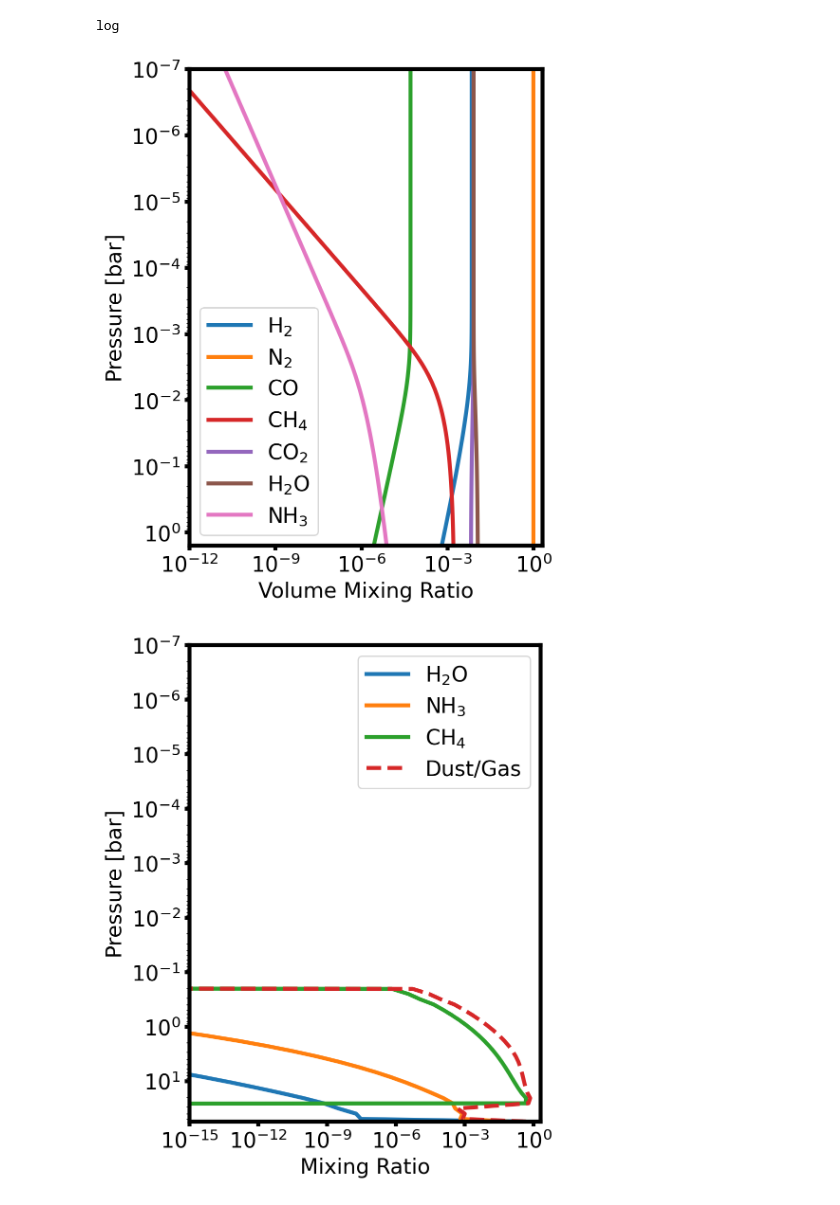
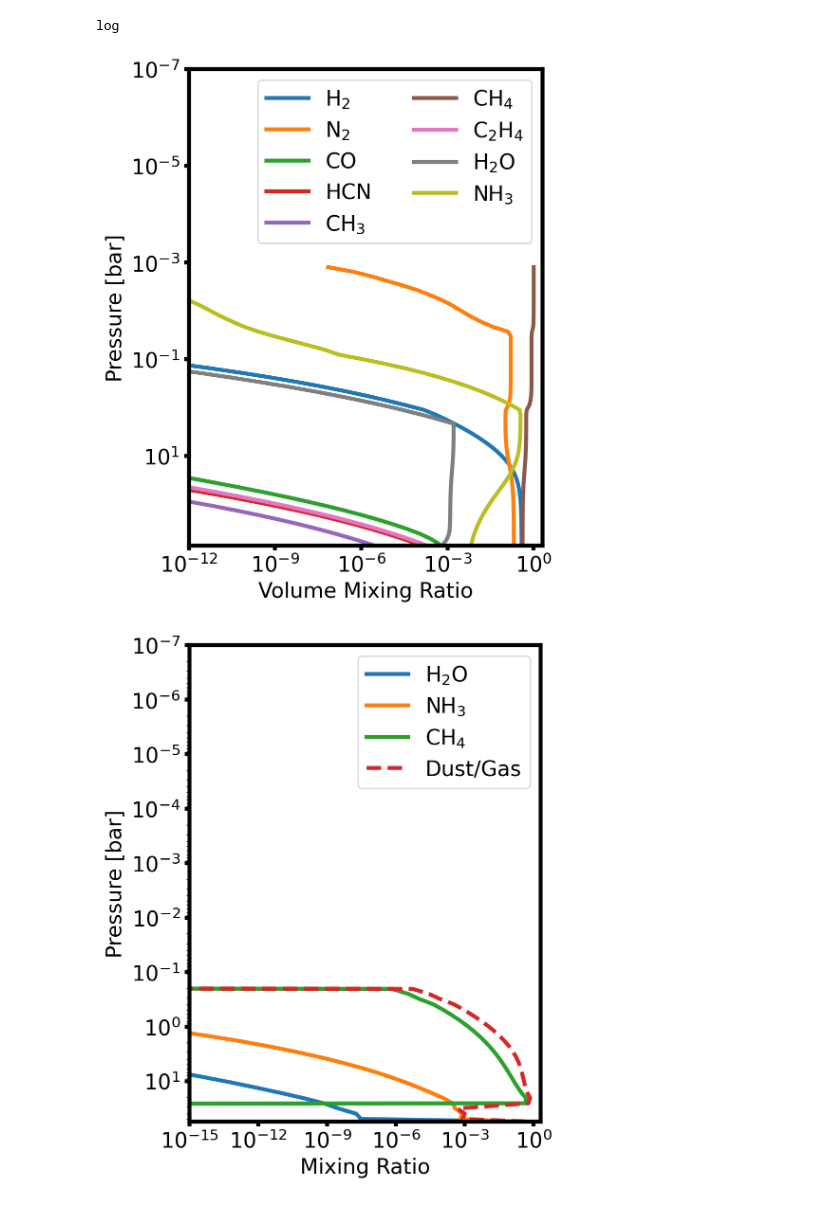
Before and after one commit to DavidDahlbudding/chelio, a Jupyter notebook: analyze/1_IndividualRun.ipynb, the cells around one changed output. Cells and saved outputs as stored; diff of their text form; code cells hidden in the pictures.

```diff
--- a/analyze/1_IndividualRun.ipynb
+++ b/analyze/1_IndividualRun.ipynb
@@ -11,7 +11,7 @@ from analyze_modules import ChelioRun, plot_all_iteration_profiles, plot_profile
 # Load a single simulation run
 # All data loading, parsing, and iteration handling is done by ChelioRun.
 output_folder = "../output/Atmodeller/"
-run_name = "Earth_Tint=50_Tmelt=1000_Hocean=0.1_CtoH=1.0_NtoC=1.0_fO2=-3"
+run_name = "Earth_Tint=150_Tmelt=1000_Hocean=10.0_CtoH=10.0_NtoC=0.1_fO2=-3"
 
 # Load all iterations to see the evolution
 run = ChelioRun(output_folder, run_name, load_mode='all')
@@ -90,6 +89,6 @@ RCB not found in the given data.
 # %%
 # Plot molecular mixing ratios for the final converged step
-i = -1
+i = 3
 
 # Find
 threshold = 1e-6
@@ -105,36 +104,36 @@ target_molecules = np.array(run.mol_names)[mask]
 
 fig, ax = plt.subplots(1, 1, figsize=(5, 6))
 
 # plot_profile can now take a list of molecules to plot
 plot_profile(
     run,
     param_key=target_molecules,
     y_axis='pressure',
     log_x=True,
     ax=ax,
     iteration_index=i,
     mol_type='mol'
 )
 
 print(ax.get_xscale())
 
 ax.set_xlim(1e-12, 2e0)
-ax.set_ylim(run.pressures_bar.max(), run.pressures_bar.min())
+ax.set_ylim(np.nanmax(run.pressures_bar), np.nanmin(run.pressures_bar))
 ax.set_xlabel("Volume Mixing Ratio")
 ax.set_title(run.run_name.replace("_", ", "))
 
 # turn on preferred options
 #set_white(ax)
-increase_size(ax, linewidth=3, fontsize=16, legendcols=1)
+increase_size(ax, linewidth=3, fontsize=16, legendcols=2)
 ax.set_title('', fontsize=16)
 #ax.set_ylabel('')
 plt.tight_layout()
 #plt.savefig(f"images/JulyPoster/FinalChem_{run_name}.svg", format="svg", transparent=True)
 
 plt.show()
 # %% [output]
 log
-[figure, old version]
+[figure, new version]
 # %%
 # plot the dust "mixing ratios"
 i = -1
```
Also changed, not shown: parts of 2 cells of this notebook, 4 other files.
